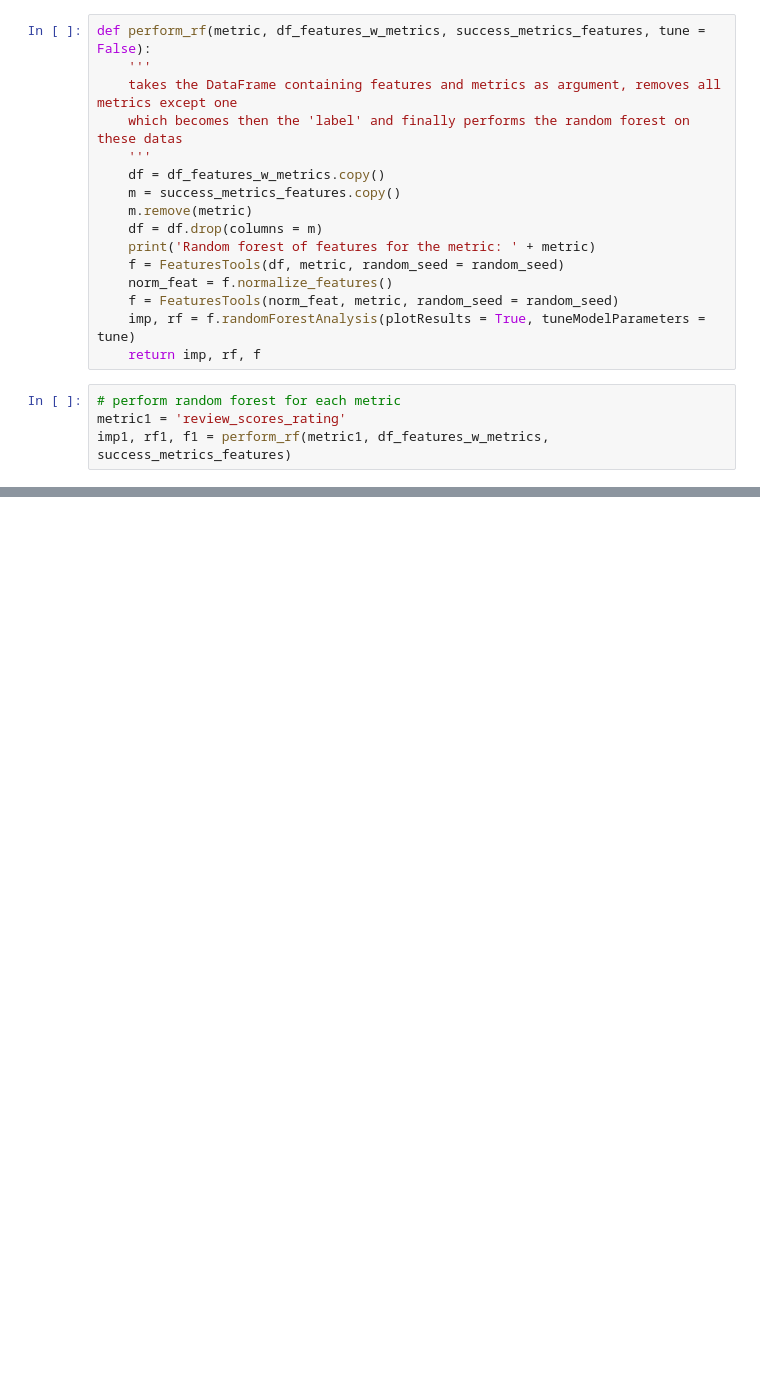
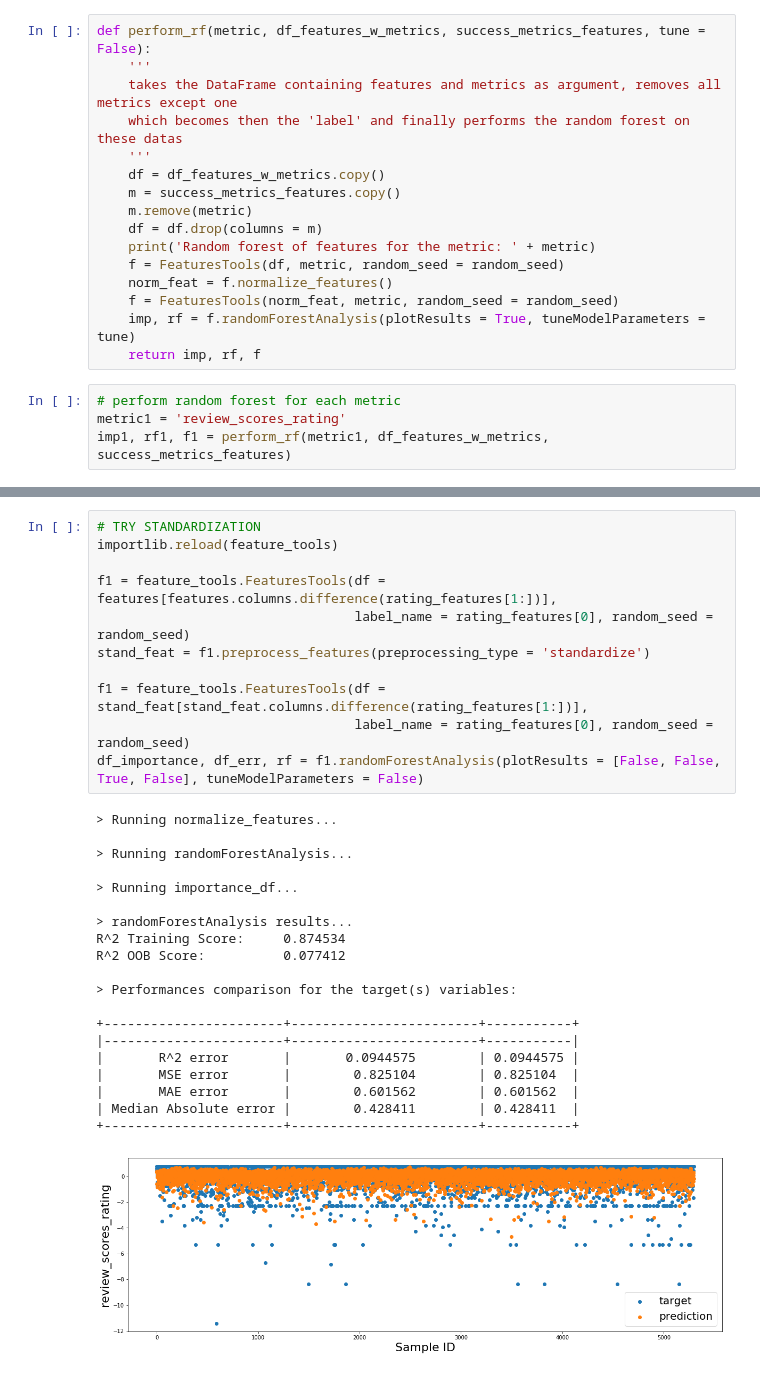
Before and after one commit to vonalven/airbnb_ada_project, a Jupyter notebook: TEST.ipynb, the cells around one changed output, grey strips where cells are left out. Drawn from its saved outputs; the diff is of its cells as text; blank space fills up the shorter version.

```diff
--- a/TEST.ipynb
+++ b/TEST.ipynb
@@ -139,0 +387,32 @@ imp1, rf1, f1 = perform_rf(metric1, df_features_w_metrics, success_metrics_featu
+# %%
+# TRY STANDARDIZATION
+importlib.reload(feature_tools)
+
+f1 = feature_tools.FeaturesTools(df = features[features.columns.difference(rating_features[1:])],
+                                 label_name = rating_features[0], random_seed = random_seed)
+stand_feat = f1.preprocess_features(preprocessing_type = 'standardize')
+
+f1 = feature_tools.FeaturesTools(df = stand_feat[stand_feat.columns.difference(rating_features[1:])],
+                                 label_name = rating_features[0], random_seed = random_seed)
+df_importance, df_err, rf = f1.randomForestAnalysis(plotResults = [False, False, True, False], tuneModelParameters = False)
+# %% [output]
+> Running normalize_features...
+
+> Running randomForestAnalysis...
+
+> Running importance_df...
+
+> randomForestAnalysis results...
+R^2 Training Score:     0.874534
+R^2 OOB Score:          0.077412
+
+> Performances comparison for the target(s) variables:
+
++-----------------------+------------------------+-----------+
+|-----------------------+------------------------+-----------|
+|       R^2 error       |       0.0944575        | 0.0944575 |
+|       MSE error       |        0.825104        | 0.825104  |
+|       MAE error       |        0.601562        | 0.601562  |
+| Median Absolute error |        0.428411        | 0.428411  |
++-----------------------+------------------------+-----------+
+[figure, added]
```
Also changed, not shown: parts of 46 cells of this notebook, 3 other files.
